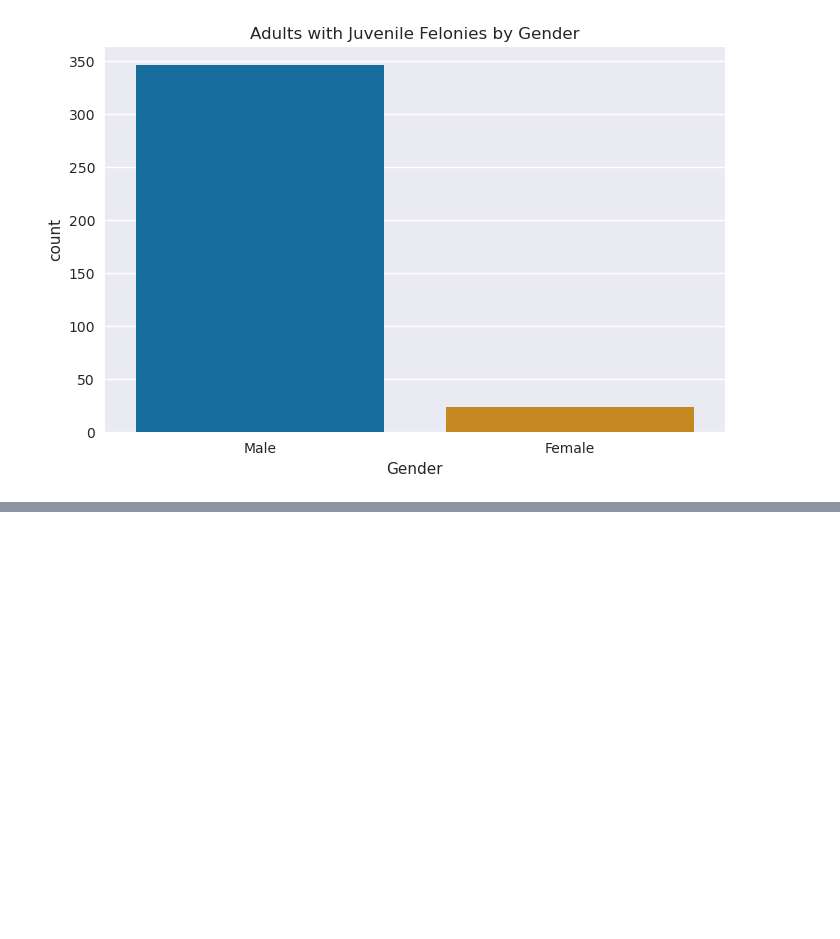
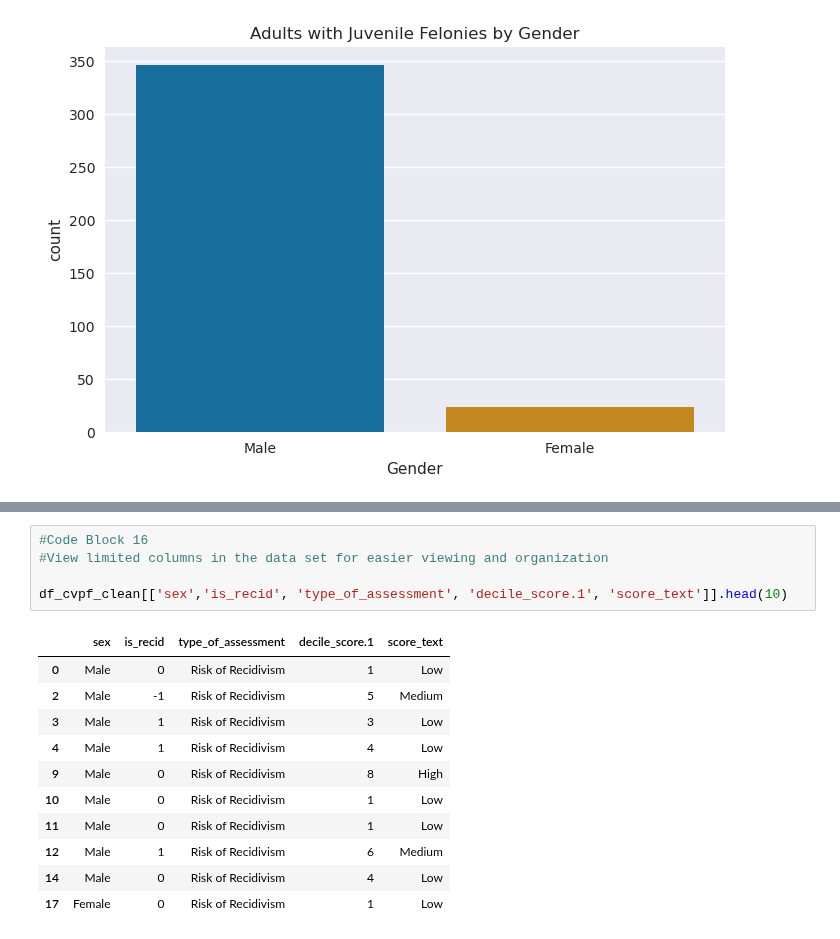
Before and after one commit to chance-roberts/DATA6550-Bias, a Jupyter notebook: Code/Noblit/ANoblit_Group6_P1.ipynb, the cells around one changed output, grey strips where cells are left out. Drawn from its saved outputs; the diff is of its cells as text; blank space fills up the shorter version.

```diff
--- a/Code/Noblit/ANoblit_Group6_P1.ipynb
+++ b/Code/Noblit/ANoblit_Group6_P1.ipynb
@@ -252,0 +282,17 @@ plt.show()
+# %%
+#Code Block 16
+#View limited columns in the data set for easier viewing and organization
+
+df_cvpf_clean[['sex','is_recid', 'type_of_assessment', 'decile_score.1', 'score_text']].head(10)
+# %% [output]
+|  | sex | is_recid | type_of_assessment | decile_score.1 | score_text |
+| 0 | Male | 0 | Risk of Recidivism | 1 | Low |
+| 2 | Male | -1 | Risk of Recidivism | 5 | Medium |
+| 3 | Male | 1 | Risk of Recidivism | 3 | Low |
+| 4 | Male | 1 | Risk of Recidivism | 4 | Low |
+| 9 | Male | 0 | Risk of Recidivism | 8 | High |
+| 10 | Male | 0 | Risk of Recidivism | 1 | Low |
+| 11 | Male | 0 | Risk of Recidivism | 1 | Low |
+| 12 | Male | 1 | Risk of Recidivism | 6 | Medium |
+| 14 | Male | 0 | Risk of Recidivism | 4 | Low |
+| 17 | Female | 0 | Risk of Recidivism | 1 | Low |
```
Also changed, not shown: parts of 20 cells of this notebook.
